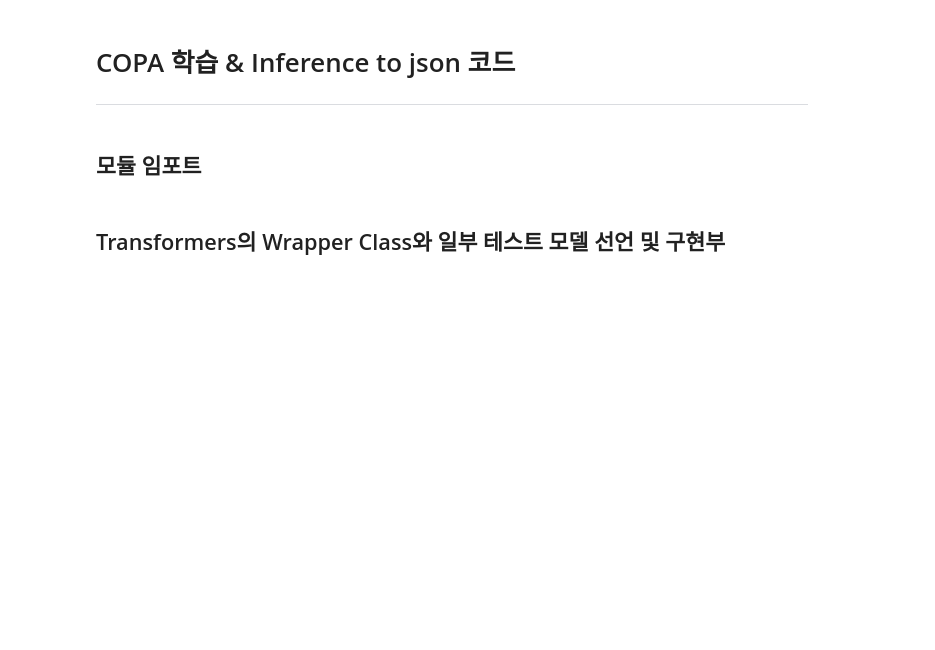
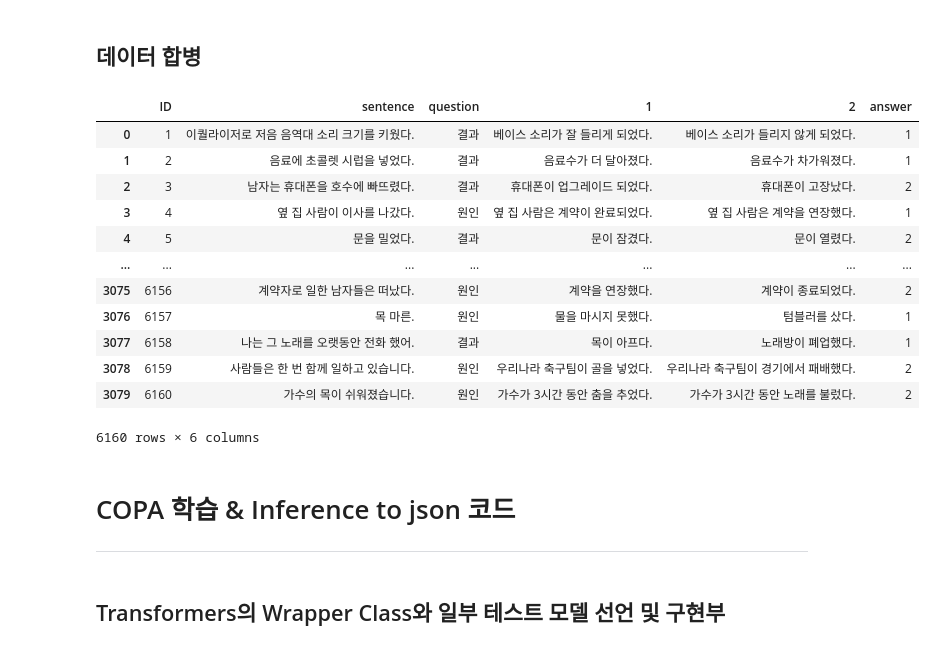
Before and after one commit to rsk25/nlp_competition, a Jupyter notebook: copa_ipynb_최종호.ipynb, the cells around one changed output. Saved outputs shown, nothing was run; the diff lists cells and outputs as text; code cells hidden in the pictures; blank space fills up the shorter version.

Commit message:
copa augmented data uploaded

```diff
--- a/copa_ipynb_최종호.ipynb
+++ b/copa_ipynb_최종호.ipynb
@@ -0,0 +56,7 @@
+# %%
+dataset = pd.read_csv(
+    original_train_data,
+    delimiter="\t",
+    names=["ID", "sentence", "question", "1", "2", "answer"],
+    header=0,
+)
@@ -0,0 +65,2 @@
+# %%
+saved_backtranslated = "dataset/copa/en_new_sentences.pth"
@@ -0,0 +83,4 @@
+# %%
+sent_en = torch.load(saved_backtranslated)
+sent = dict()
+sent['en'] = sent_en['en']
@@ -0,0 +98,4 @@
+# %%
+new_dataset = copy.deepcopy(dataset)
+new_dataset['ID'] += len(dataset)
+new_dataset['sentence'] = sent['en']
@@ -0,0 +113,19 @@
+# %% [markdown]
+## 데이터 합병
+# %%
+new_dataset = dataset.append(new_dataset)
+new_dataset
+# %% [output]
+|  | ID | sentence | question | 1 | 2 | answer |
+| 0 | 1 | 이퀄라이저로 저음 음역대 소리 크기를 키웠다. | 결과 | 베이스 소리가 잘 들리게 되었다. | 베이스 소리가 들리지 않게 되었다. | 1 |
+| 1 | 2 | 음료에 초콜렛 시럽을 넣었다. | 결과 | 음료수가 더 달아졌다. | 음료수가 차가워졌다. | 1 |
+| 2 | 3 | 남자는 휴대폰을 호수에 빠뜨렸다. | 결과 | 휴대폰이 업그레이드 되었다. | 휴대폰이 고장났다. | 2 |
+| 3 | 4 | 옆 집 사람이 이사를 나갔다. | 원인 | 옆 집 사람은 계약이 완료되었다. | 옆 집 사람은 계약을 연장했다. | 1 |
+| 4 | 5 | 문을 밀었다. | 결과 | 문이 잠겼다. | 문이 열렸다. | 2 |
+| ... | ... | ... | ... | ... | ... | ... |
+| 3075 | 6156 | 계약자로 일한 남자들은 떠났다. | 원인 | 계약을 연장했다. | 계약이 종료되었다. | 2 |
+| 3076 | 6157 | 목 마른. | 원인 | 물을 마시지 못했다. | 텀블러를 샀다. | 1 |
+| 3077 | 6158 | 나는 그 노래를 오랫동안 전화 했어. | 결과 | 목이 아프다. | 노래방이 폐업했다. | 1 |
+| 3078 | 6159 | 사람들은 한 번 함께 일하고 있습니다. | 원인 | 우리나라 축구팀이 골을 넣었다. | 우리나라 축구팀이 경기에서 패배했다. | 2 |
+| 3079 | 6160 | 가수의 목이 쉬워졌습니다. | 원인 | 가수가 3시간 동안 춤을 추었다. | 가수가 3시간 동안 노래를 불렀다. | 2 |
+6160 rows × 6 columns
@@ -1,5 +134,3 @@
 # %% [markdown]
 # COPA 학습 & Inference to json 코드
 ---
-# %% [markdown]
-## 모듈 임포트
```
Also changed, not shown: parts of 19 cells of this notebook, 2 other files.
